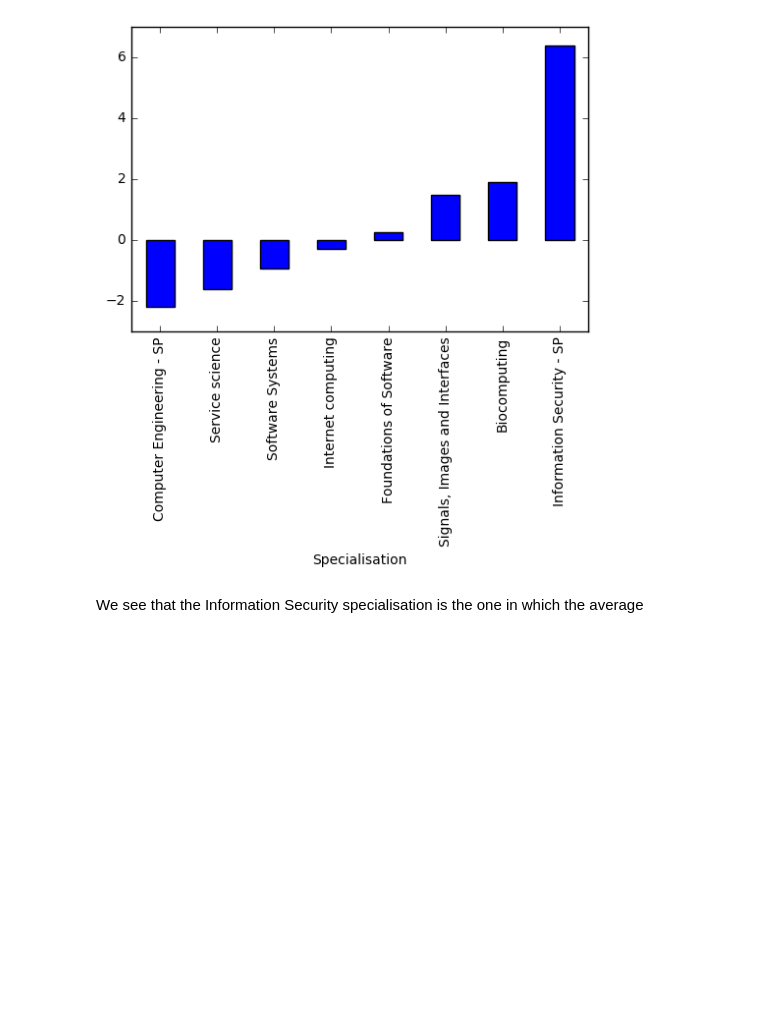
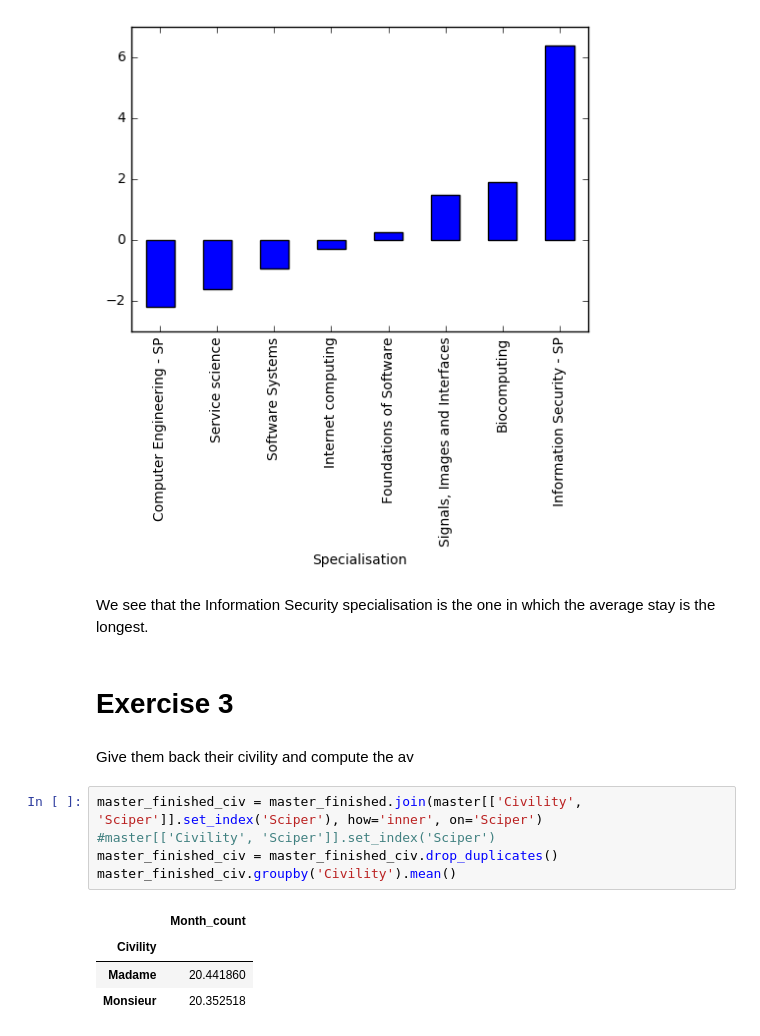
Before and after one commit to bojbilla/AdaHomeworks, a Jupyter notebook: 02 - Data from the Web/HW2.ipynb, the cells around one changed output. Saved outputs shown, nothing was run; the diff lists cells and outputs as text; blank space fills up the shorter version.

```diff
--- a/02 - Data from the Web/HW2.ipynb
+++ b/02 - Data from the Web/HW2.ipynb
@@ -364,4 +364,18 @@ spe_mean_duration_centered.sort_values(by='Month_count').plot(kind='bar', legend
 <matplotlib.axes._subplots.AxesSubplot at 0x...>
 [figure]
 # %% [markdown]
-We see that the Information Security specialisation is the one in which the average
+We see that the Information Security specialisation is the one in which the average stay is the longest.
+# %% [markdown]
+# Exercise 3
+# %% [markdown]
+Give them back their civility and compute the av
+# %%
+master_finished_civ = master_finished.join(master[['Civility', 'Sciper']].set_index('Sciper'), how='inner', on='Sciper')
+#master[['Civility', 'Sciper']].set_index('Sciper')
+master_finished_civ = master_finished_civ.drop_duplicates()
+master_finished_civ.groupby('Civility').mean()
+# %% [output]
+|  | Month_count |
+| Civility |  |
+| Madame | 20.441860 |
+| Monsieur | 20.352518 |
```
